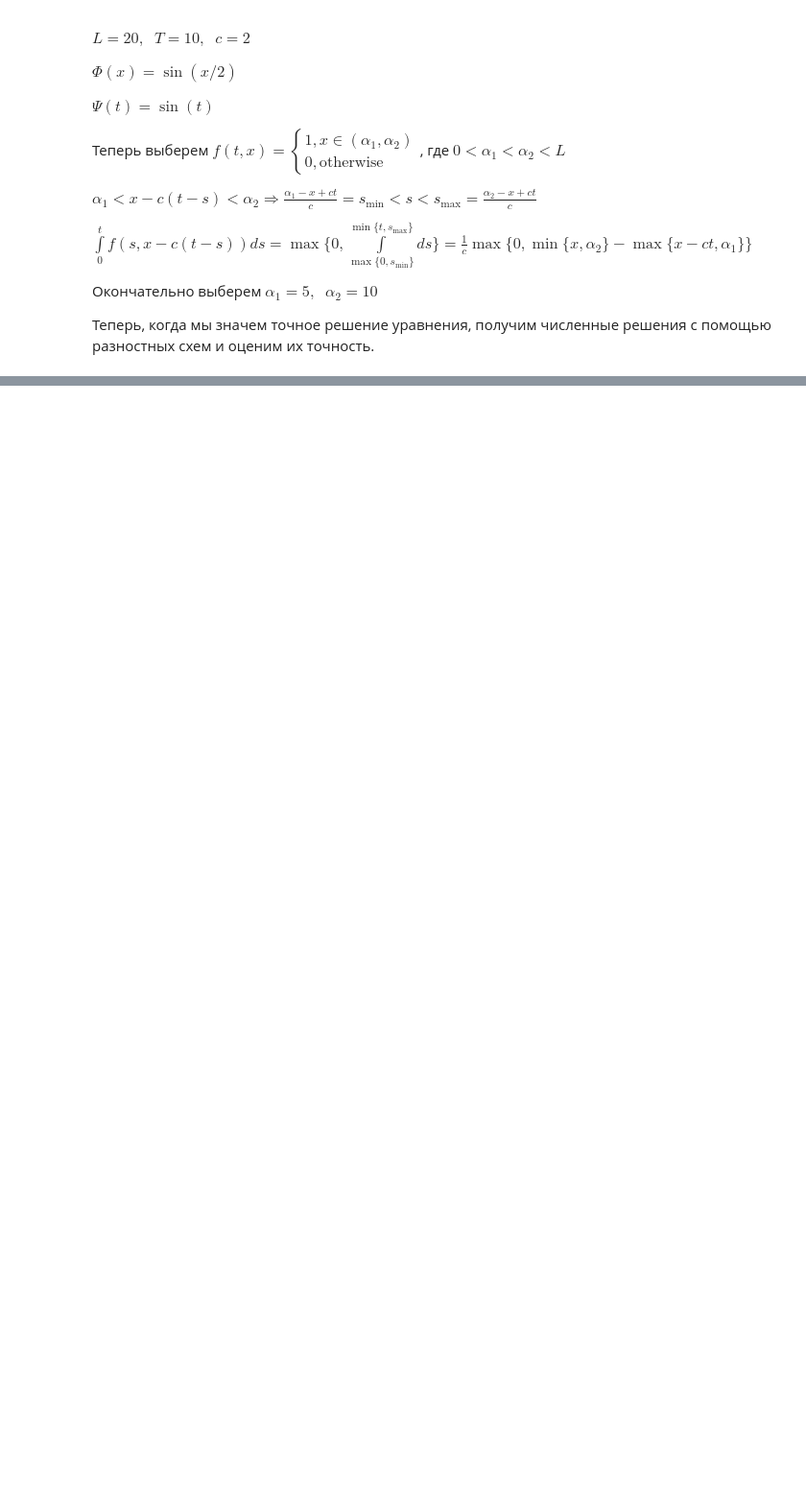
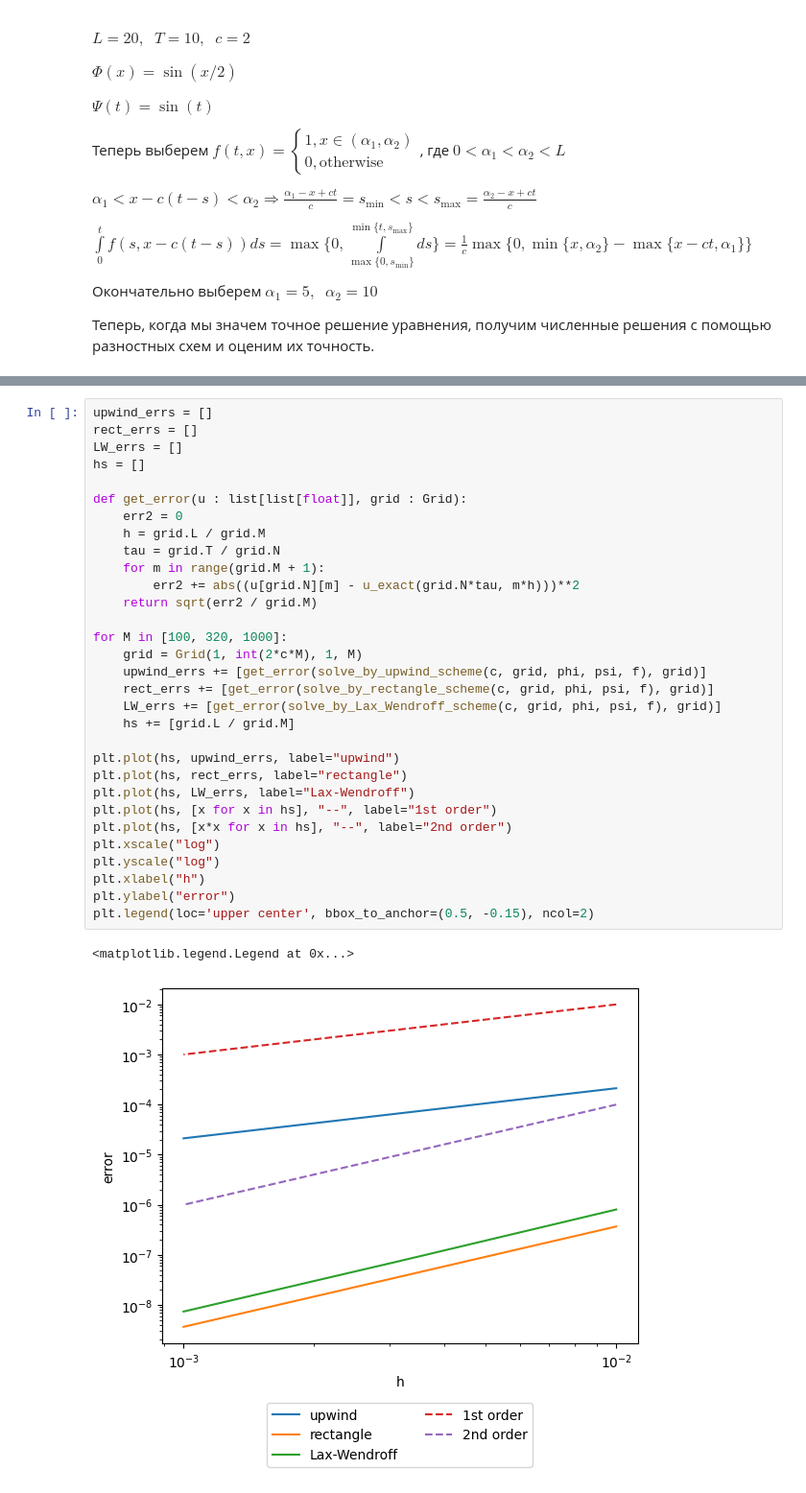
Before and after one commit to VoyakaGOD/computational-mathematics, a Jupyter notebook: convection-equation.ipynb, the cells around one changed output, grey strips where cells are left out. Shown at 96% size. Saved outputs shown, nothing was run; the diff lists cells and outputs as text; blank space fills up the shorter version.

```diff
--- a/convection-equation.ipynb
+++ b/convection-equation.ipynb
@@ -181,0 +171,34 @@ show_4_results([
+# %%
+upwind_errs = []
+rect_errs = []
+LW_errs = []
+hs = []
+
+def get_error(u : list[list[float]], grid : Grid):
+    err2 = 0
+    h = grid.L / grid.M
+    tau = grid.T / grid.N
+    for m in range(grid.M + 1):
+        err2 += abs((u[grid.N][m] - u_exact(grid.N*tau, m*h)))**2
+    return sqrt(err2 / grid.M)
+
+for M in [100, 320, 1000]:
+    grid = Grid(1, int(2*c*M), 1, M)
+    upwind_errs += [get_error(solve_by_upwind_scheme(c, grid, phi, psi, f), grid)]
+    rect_errs += [get_error(solve_by_rectangle_scheme(c, grid, phi, psi, f), grid)]
+    LW_errs += [get_error(solve_by_Lax_Wendroff_scheme(c, grid, phi, psi, f), grid)]
+    hs += [grid.L / grid.M]
+
+plt.plot(hs, upwind_errs, label="upwind")
+plt.plot(hs, rect_errs, label="rectangle")
+plt.plot(hs, LW_errs, label="Lax-Wendroff")
+plt.plot(hs, [x for x in hs], "--", label="1st order")
+plt.plot(hs, [x*x for x in hs], "--", label="2nd order")
+plt.xscale("log")
+plt.yscale("log")
+plt.xlabel("h")
+plt.ylabel("error")
+plt.legend(loc='upper center', bbox_to_anchor=(0.5, -0.15), ncol=2)
+# %% [output]
+<matplotlib.legend.Legend at 0x...>
+[figure, added]
```
Also changed, not shown: parts of 2 cells of this notebook.
